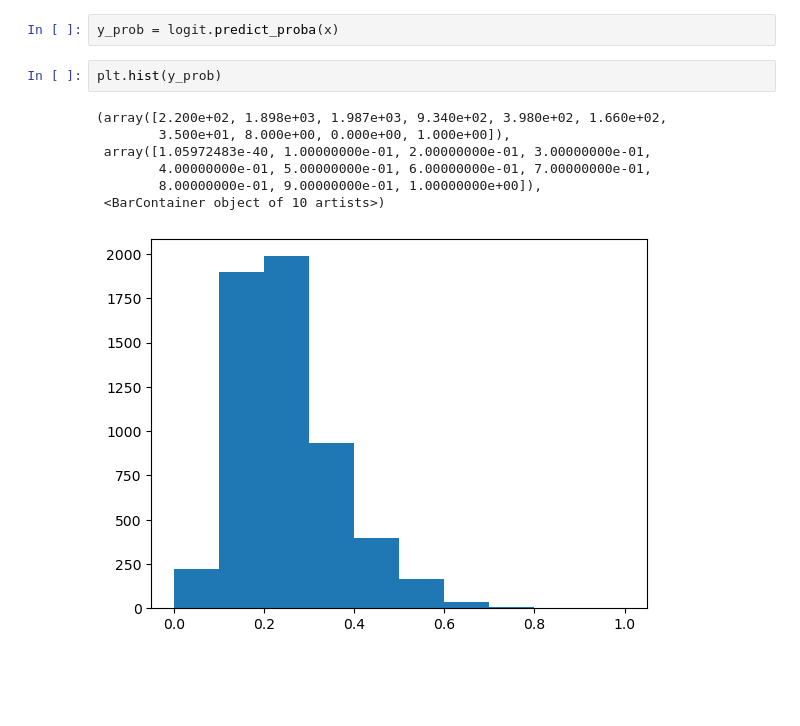
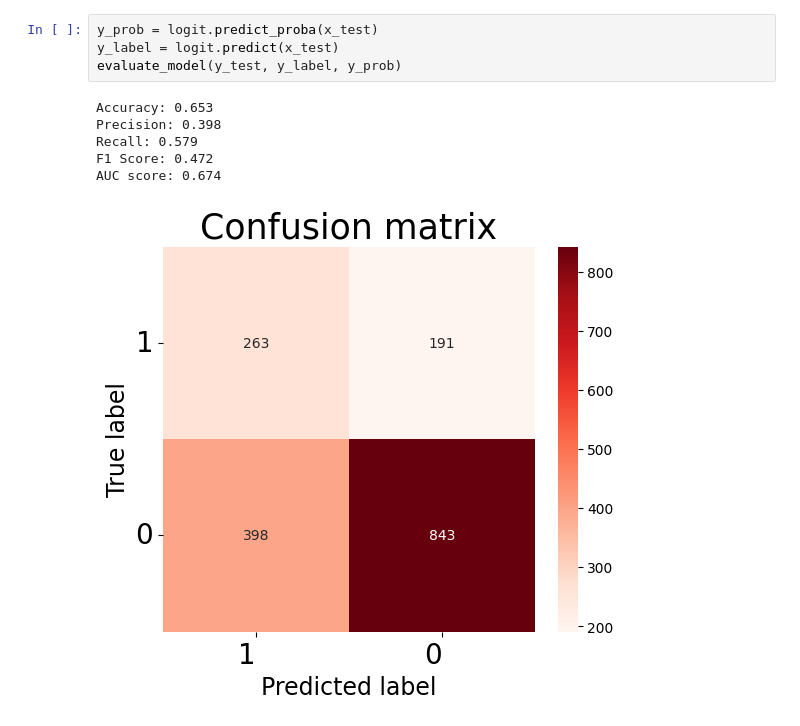
Before and after one commit to Johneinsteinwong/COMP7015_GroupProject, a Jupyter notebook: training.ipynb, the cells around one changed output. Saved outputs shown, nothing was run; the diff lists cells and outputs as text; blank space fills up the shorter version.

```diff
--- a/training.ipynb
+++ b/training.ipynb
@@ -97,12 +150,11 @@ plt.show()
-# %%
-y_prob = logit.predict_proba(x)
-# %%
-plt.hist(y_prob)
-# %% [output]
-(array([2.200e+02, 1.898e+03, 1.987e+03, 9.340e+02, 3.980e+02, 1.660e+02,
-        3.500e+01, 8.000e+00, 0.000e+00, 1.000e+00]),
- array([1.05972483e-40, 1.00000000e-01, 2.00000000e-01, 3.00000000e-01,
-        4.00000000e-01, 5.00000000e-01, 6.00000000e-01, 7.00000000e-01,
-        8.00000000e-01, 9.00000000e-01, 1.00000000e+00]),
- <BarContainer object of 10 artists>)
-[figure, removed]
+# %%
+y_prob = logit.predict_proba(x_test)
+y_label = logit.predict(x_test)
+evaluate_model(y_test, y_label, y_prob)
+# %% [output]
+Accuracy: 0.653
+Precision: 0.398
+Recall: 0.579
+F1 Score: 0.472
+AUC score: 0.674
+[figure, added]
```
Also changed, not shown: parts of 17 cells of this notebook, 4 other files.
